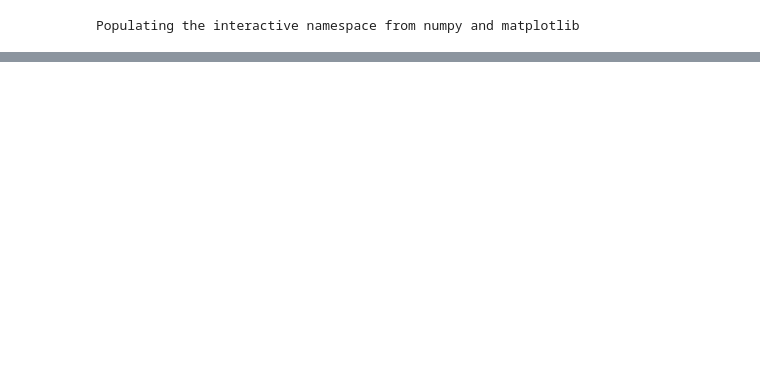
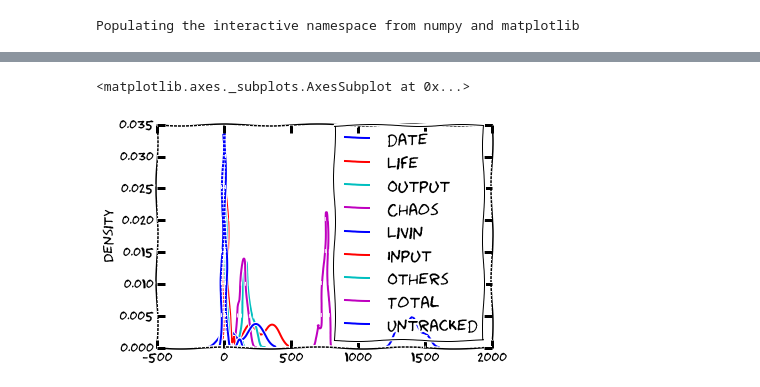
Before and after one commit to OpenBookProjects/ipynb, a Jupyter notebook: R2Py/chaos.ipynb, the cells around one changed output, grey strips where cells are left out. Saved outputs shown, nothing was run; the diff lists cells and outputs as text; code cells hidden in the pictures; blank space fills up the shorter version.

```diff
--- a/R2Py/chaos.ipynb
+++ b/R2Py/chaos.ipynb
@@ -64,0 +242,5 @@ array([[ 0.32749515,  0.76037478,  0.60100123,  0.28999707],
+# %%
+df.plot(kind='kde', stacked=False)
+# %% [output]
+<matplotlib.axes._subplots.AxesSubplot at 0x...>
+[figure, added]
```
Also changed, not shown: parts of 26 cells of this notebook.
